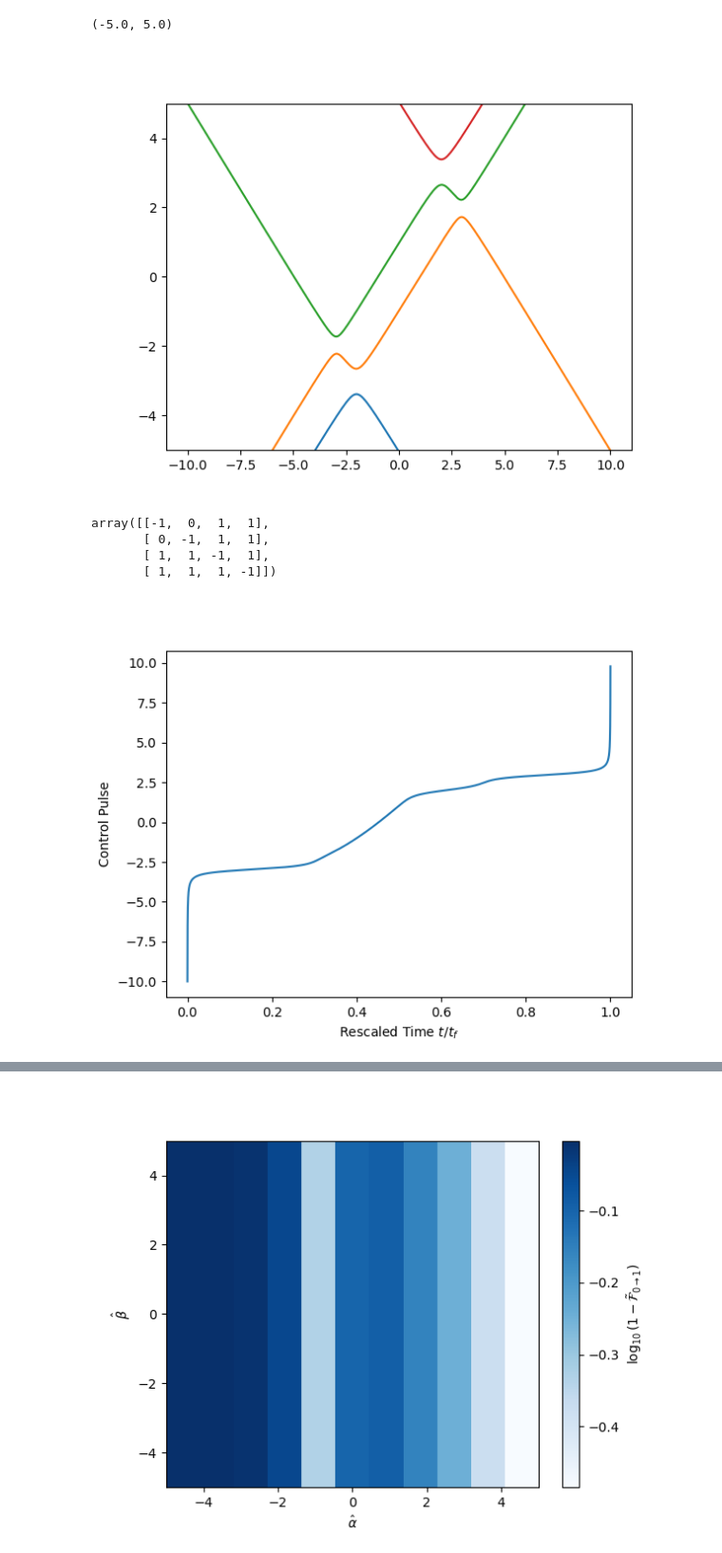
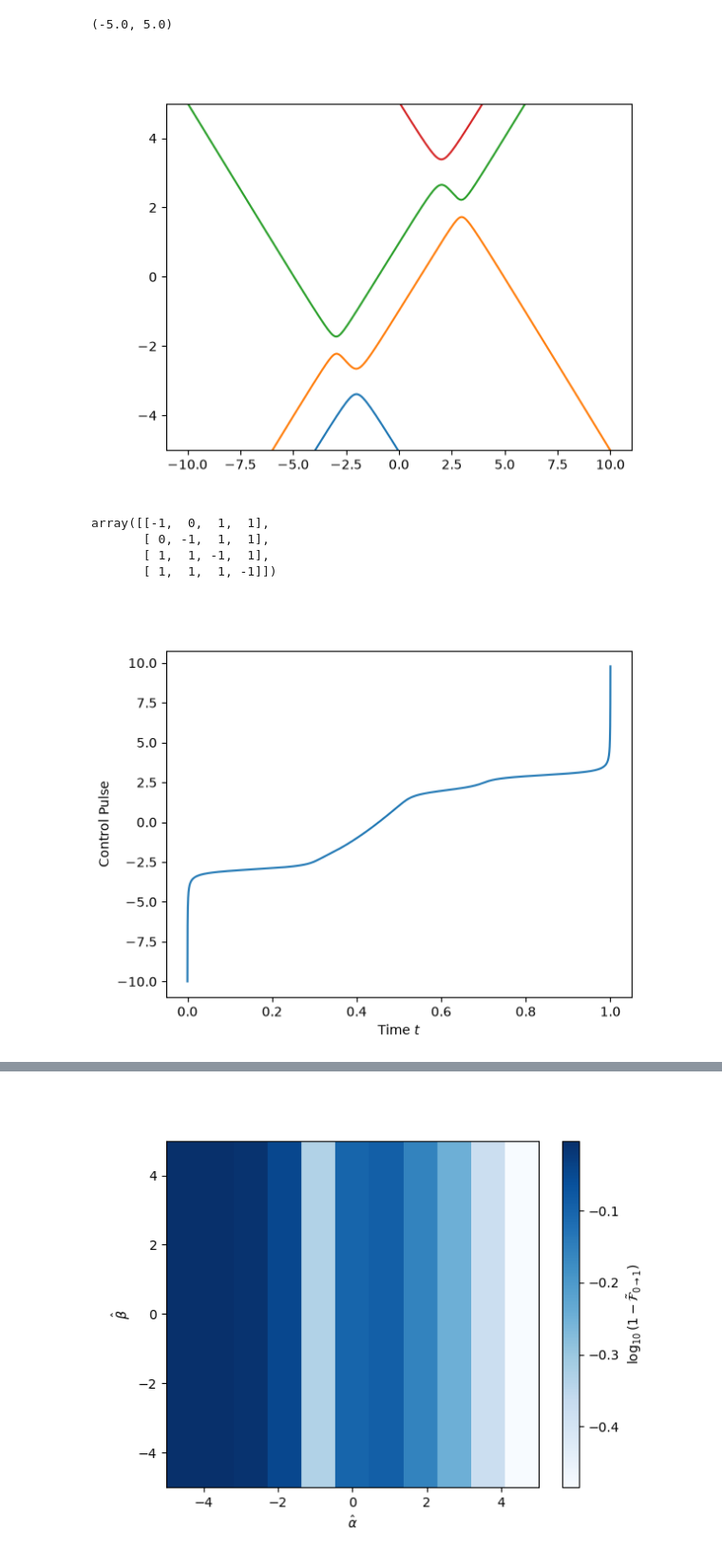
Before and after one commit to cventurameinersen/geodesiq-control, a Jupyter notebook: dev/Fidelity4ls.ipynb, the cells around one changed output, grey strips where cells are left out. Shown at 95% size. Drawn from its saved outputs; the diff is of its cells as text; code cells hidden in the pictures.

```diff
--- a/dev/Fidelity4ls.ipynb
+++ b/dev/Fidelity4ls.ipynb
@@ -20,16 +20,14 @@ def H_fun(eps, DeltaL, DeltaR, tc, phiL, phiR):
     teg = tc / 2 * (np.exp(1j * phiL) * np.exp(1j * phiR))
     tge = -tc / 2 * (np.exp(-1j * phiL) * np.exp(-1j * phiR))
 
-    return np.array([[eps + np.abs(DeltaL), 0, tee, teg],
-                     [0, eps - np.abs(DeltaL), tge, tgg],
+    return np.array([[eps + np.abs(DeltaL), 0, tee, teg], [0, eps - np.abs(DeltaL), tge, tgg],
                      [tee.conjugate(), tge.conjugate(), -eps + np.abs(DeltaR), 0],
                      [teg.conjugate(), tgg.conjugate(), 0, -eps - np.abs(DeltaR)]])
 
+
 def H_partial(eps, DeltaL, DeltaR, tc, phiL, phiR):
-    return np.array([[1, 0, 0, 0],
-                     [0, 1, 0, 0],
-                     [0, 0, 0, 0],
-                     [0, 0, 0, 0]])
+    return np.array([[1, 0, 0, 0], [0, 1, 0, 0], [0, 0, 0, 0], [0, 0, 0, 0]])
+
 
 DeltaL = 1
 tc = 0.5 * DeltaL
@@ -49,7 +47,7 @@ ax.plot(eps_s, energies);
 ax.set_ylim(-5, 5)
 # %% [output]
 (-5.0, 5.0)
-[figure, old version]
+[figure, new version]
 # %%
 alpha = 4
 beta = 2
@@ -61,9 +59,8 @@ final_state = 1
 
 hamiltonian = Hamiltonian(H_fun, partial_H_func=H_partial)
 hamiltonian.set_parameters(DeltaL=DeltaL, DeltaR=DeltaR, phiL=phiL, phiR=phiR, tc=tc)
-hamiltonian.set_control(control_name='eps', pulse_initial=eps_min, pulse_final=eps_max,
-                        initial_state=initial_state, final_state=final_state, alpha=alpha, beta=beta,
-                        dia_alpha=dia_alpha, dia_beta=dia_beta)
+hamiltonian.set_control(control_name='eps', pulse_initial=eps_min, pulse_final=eps_max, initial_state=initial_state,
+                        final_state=final_state, alpha=alpha, beta=beta, dia_alpha=dia_alpha, dia_beta=dia_beta)
 
 hamiltonian.solve_problem(pulse_accuracy=int(1e6))
 pulse = hamiltonian.synthesize_pulse(1)
@@ -78,9 +75,9 @@ array([[-1,  0,  1,  1],
        [ 1,  1, -1,  1],
        [ 1,  1,  1, -1]])
 # %%
-pulse._plot_pulse();
+pulse.plot_pulse();
 # %% [output]
-[figure, old version]
+[figure, new version]
 # %%
 hamiltonian.set_control(dia_alpha=-2.5, dia_beta=3)
 hamiltonian.solve_problem(pulse_accuracy=int(1e6))
```
Also changed, not shown: parts of 3 cells of this notebook, 11 other files.
